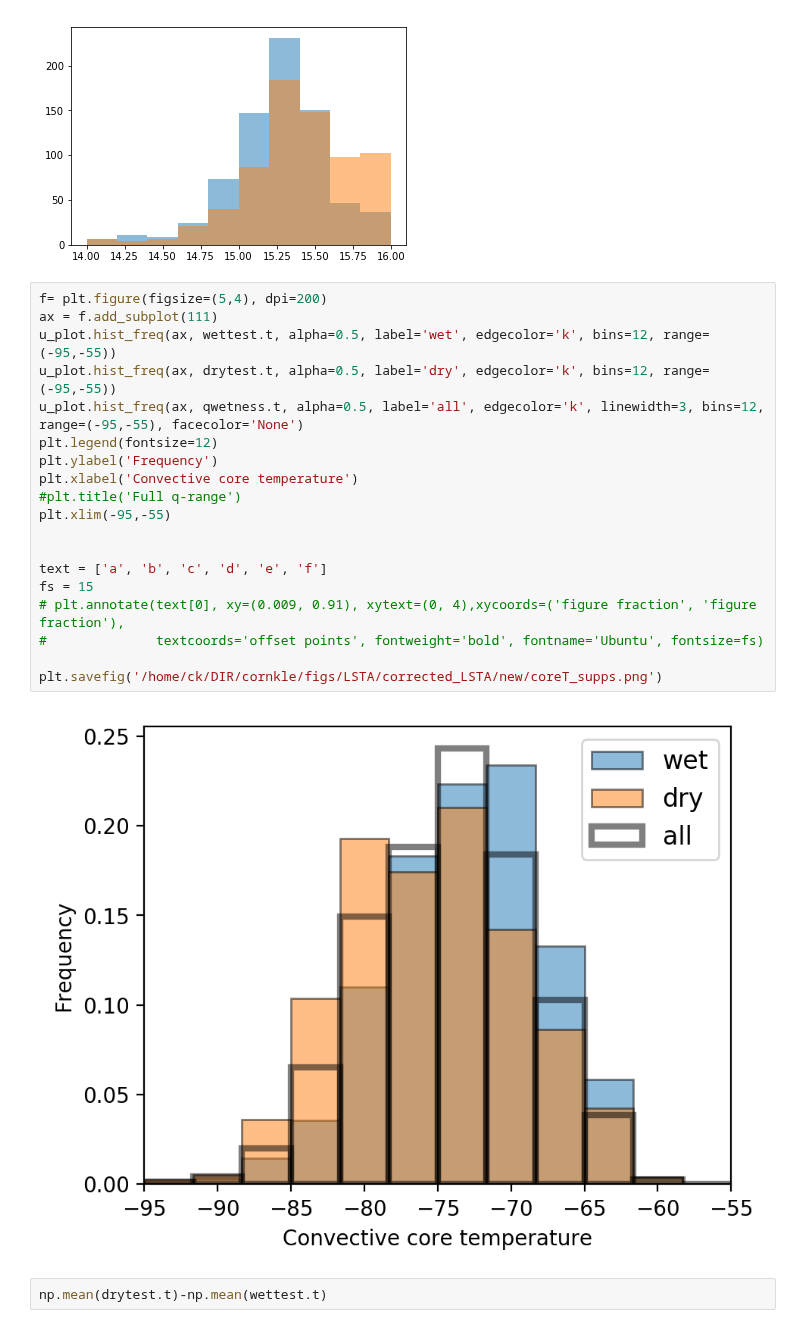
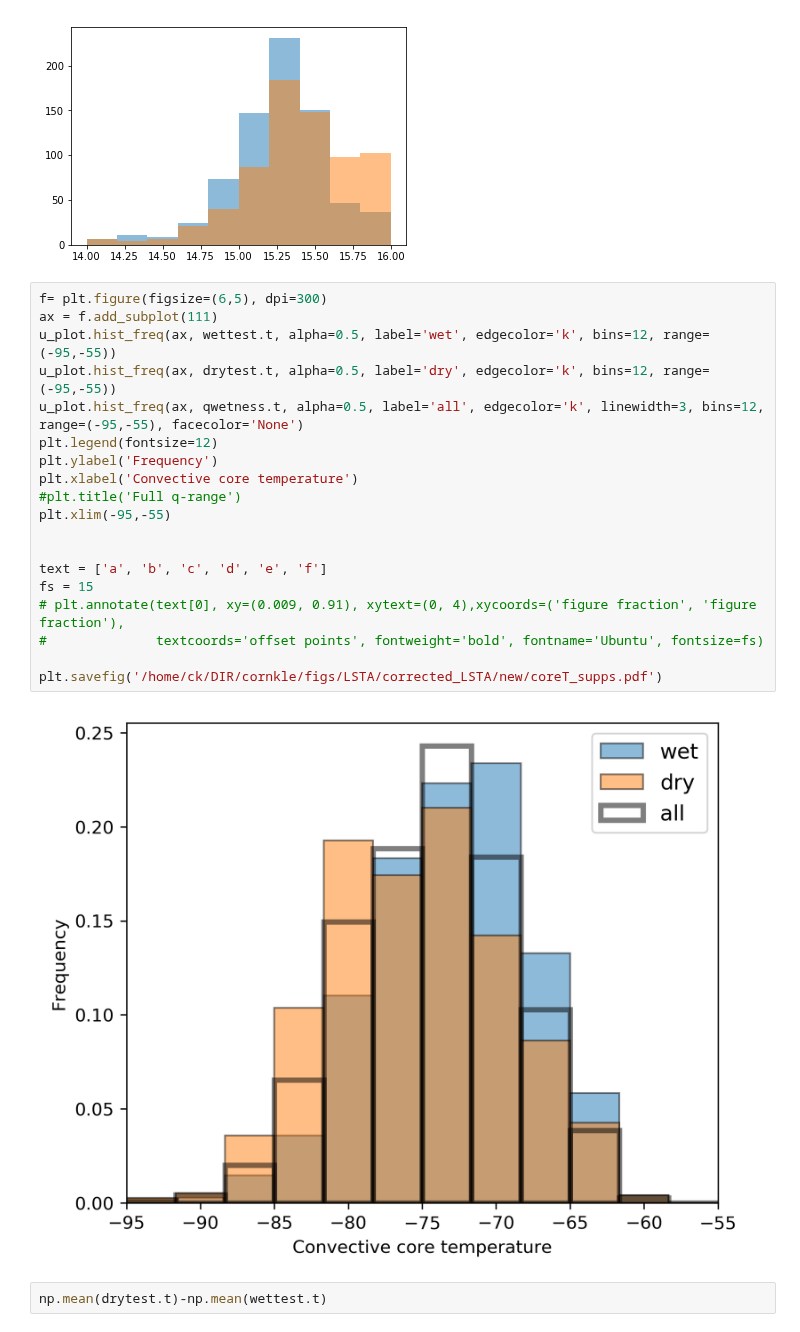
Before and after one commit to cornkle/proj_CEH, a Jupyter notebook: notebooks/AMMA_coreT_SMdependency-paperplot.ipynb, the cells around one changed output. Saved outputs shown, nothing was run; the diff lists cells and outputs as text.

Commit message:
HUARAZ and PNAS paper plot S5

```diff
--- a/notebooks/AMMA_coreT_SMdependency-paperplot.ipynb
+++ b/notebooks/AMMA_coreT_SMdependency-paperplot.ipynb
@@ -297,26 +298,26 @@ plt.hist(wettest['ERAqmean'], alpha=0.5, bins=10, range=(14,16))
  <a list of 10 Patch objects>)
 [figure]
 # %%
-f= plt.figure(figsize=(5,4), dpi=200)
+f= plt.figure(figsize=(6,5), dpi=300)
 ax = f.add_subplot(111)
 u_plot.hist_freq(ax, wettest.t, alpha=0.5, label='wet', edgecolor='k', bins=12, range=(-95,-55))
 u_plot.hist_freq(ax, drytest.t, alpha=0.5, label='dry', edgecolor='k', bins=12, range=(-95,-55))
 u_plot.hist_freq(ax, qwetness.t, alpha=0.5, label='all', edgecolor='k', linewidth=3, bins=12, range=(-95,-55), facecolor='None')
 plt.legend(fontsize=12)
 plt.ylabel('Frequency')
 plt.xlabel('Convective core temperature')
 #plt.title('Full q-range')
 plt.xlim(-95,-55)
 
 
 text = ['a', 'b', 'c', 'd', 'e', 'f']
 fs = 15
 # plt.annotate(text[0], xy=(0.009, 0.91), xytext=(0, 4),xycoords=('figure fraction', 'figure fraction'),
 #              textcoords='offset points', fontweight='bold', fontname='Ubuntu', fontsize=fs)
 
-plt.savefig('/home/ck/DIR/cornkle/figs/LSTA/corrected_LSTA/new/coreT_supps.png')
+plt.savefig('/home/ck/DIR/cornkle/figs/LSTA/corrected_LSTA/new/coreT_supps.pdf')
 # %% [output]
-[figure, old version]
+[figure, new version]
 # %%
 np.mean(drytest.t)-np.mean(wettest.t)
 # %% [output]
```
Also changed, not shown: parts of 3 cells of this notebook, 32 other files.
